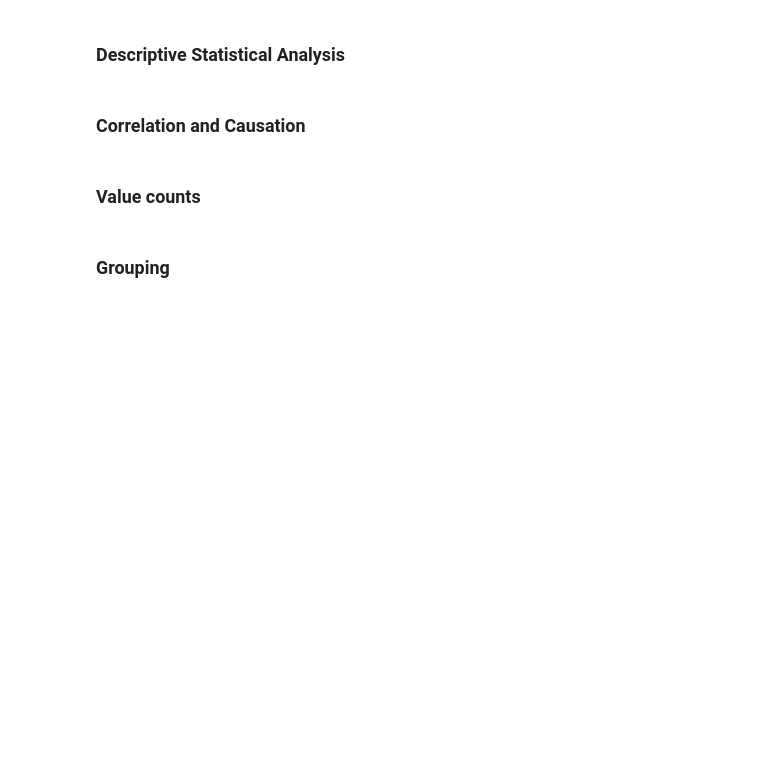
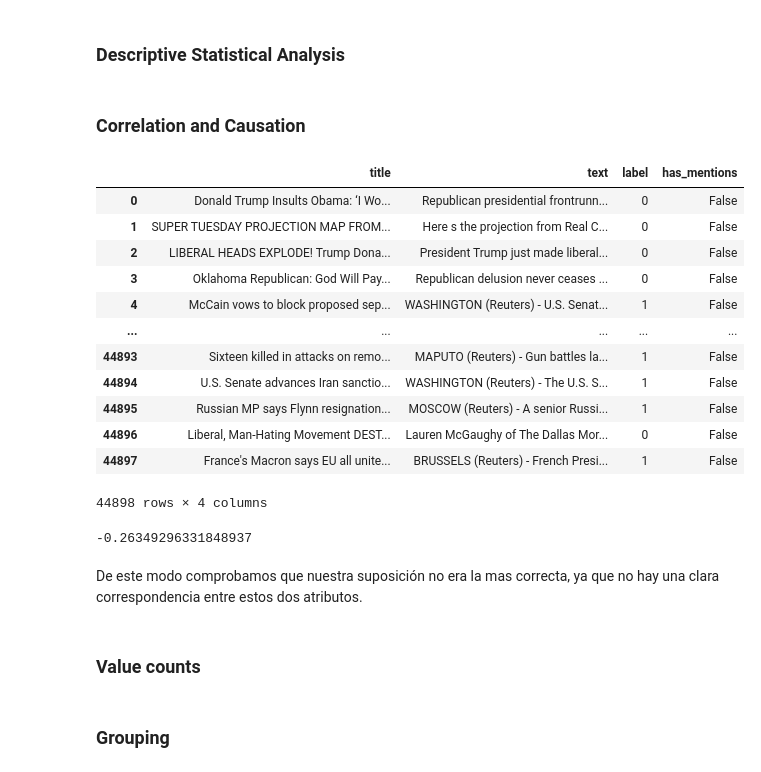
Before and after one commit to Kerman-Sanjuan/Fake-News-Detection, a Jupyter notebook: Fake news detection.ipynb, the cells around one changed output. Cells and saved outputs as stored; diff of their text form; code cells hidden in the pictures; blank space fills up the shorter version.

```diff
--- a/Fake news detection.ipynb
+++ b/Fake news detection.ipynb
@@ -188,0 +204,7 @@ plt.bar(["Fake","Real"],[count_url(df_fake),count_url(df_real)])
+# %%
+df = pd.read_csv("./Data/news.csv")
+# %%
+df.loc[(df.label == 'real'),'label']=1
+df.loc[(df.label == 'fake'),'label']=0
+df.loc[(df.has_mentions == 'True'),'has_mentions']=1
+df.loc[(df.has_mentions == 'False'),'has_mentions']=0
@@ -190,6 +214,30 @@ plt.bar(["Fake","Real"],[count_url(df_fake),count_url(df_real)])
 ### Descriptive Statistical Analysis<a id="31">
 # %% [markdown]
 ### Correlation and Causation<a id="32">
+# %%
+df
+# %% [output]
+|  | title | text | label | has_mentions |
+| 0 | Donald Trump Insults Obama: ‘I Wo... | Republican presidential frontrunn... | 0 | False |
+| 1 | SUPER TUESDAY PROJECTION MAP FROM... | Here s the projection from Real C... | 0 | False |
+| 2 | LIBERAL HEADS EXPLODE! Trump Dona... | President Trump just made liberal... | 0 | False |
+| 3 | Oklahoma Republican: God Will Pay... | Republican delusion never ceases ... | 0 | False |
+| 4 | McCain vows to block proposed sep... | WASHINGTON (Reuters) - U.S. Senat... | 1 | False |
+| ... | ... | ... | ... | ... |
+| 44893 | Sixteen killed in attacks on remo... | MAPUTO (Reuters) - Gun battles la... | 1 | False |
+| 44894 | U.S. Senate advances Iran sanctio... | WASHINGTON (Reuters) - The U.S. S... | 1 | False |
+| 44895 | Russian MP says Flynn resignation... | MOSCOW (Reuters) - A senior Russi... | 1 | False |
+| 44896 | Liberal, Man-Hating Movement DEST... | Lauren McGaughy of The Dallas Mor... | 0 | False |
+| 44897 | France's Macron says EU all unite... | BRUSSELS (Reuters) - French Presi... | 1 | False |
+44898 rows × 4 columns
+# %%
+df['label']=np.float64(df['label'])
+df['has_mentions']=np.float64(df['has_mentions'])
+df['has_mentions'].corr(df['label'])
+# %% [output]
+-0.26349296331848937
+# %% [markdown]
+De este modo comprobamos que nuestra suposición no era la mas correcta, ya que no hay una clara correspondencia entre estos dos atributos.
 # %% [markdown]
 ### Value counts<a id="33">
 # %% [markdown]
```
Also changed, not shown: parts of 25 cells of this notebook.
